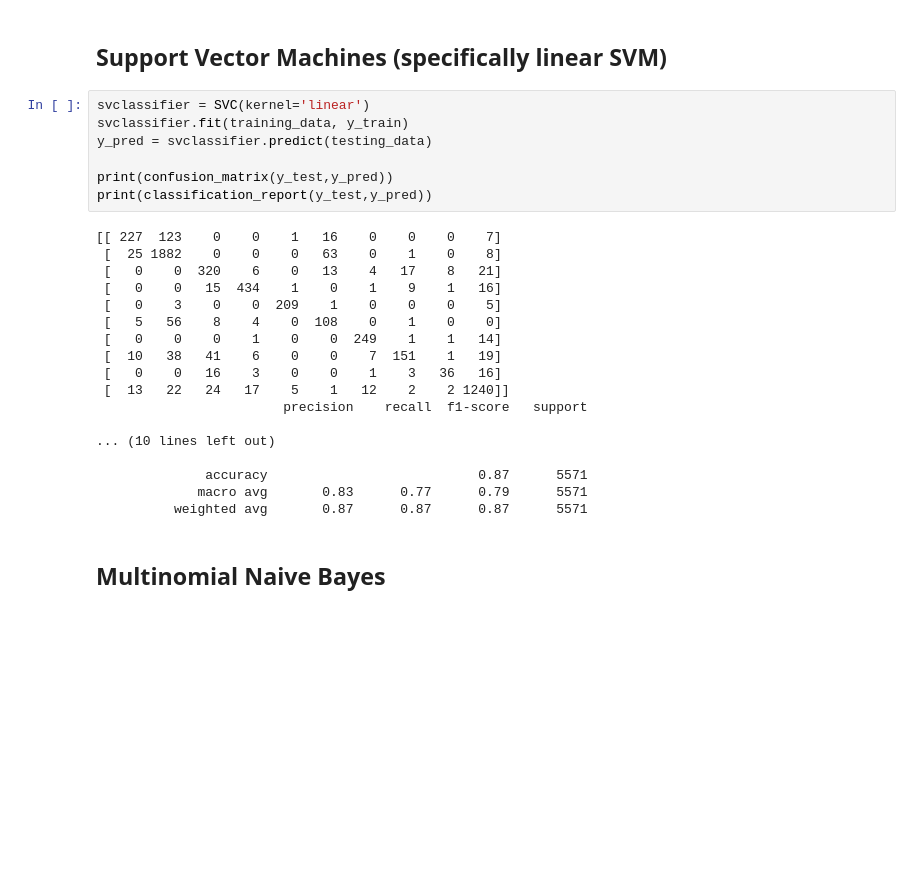
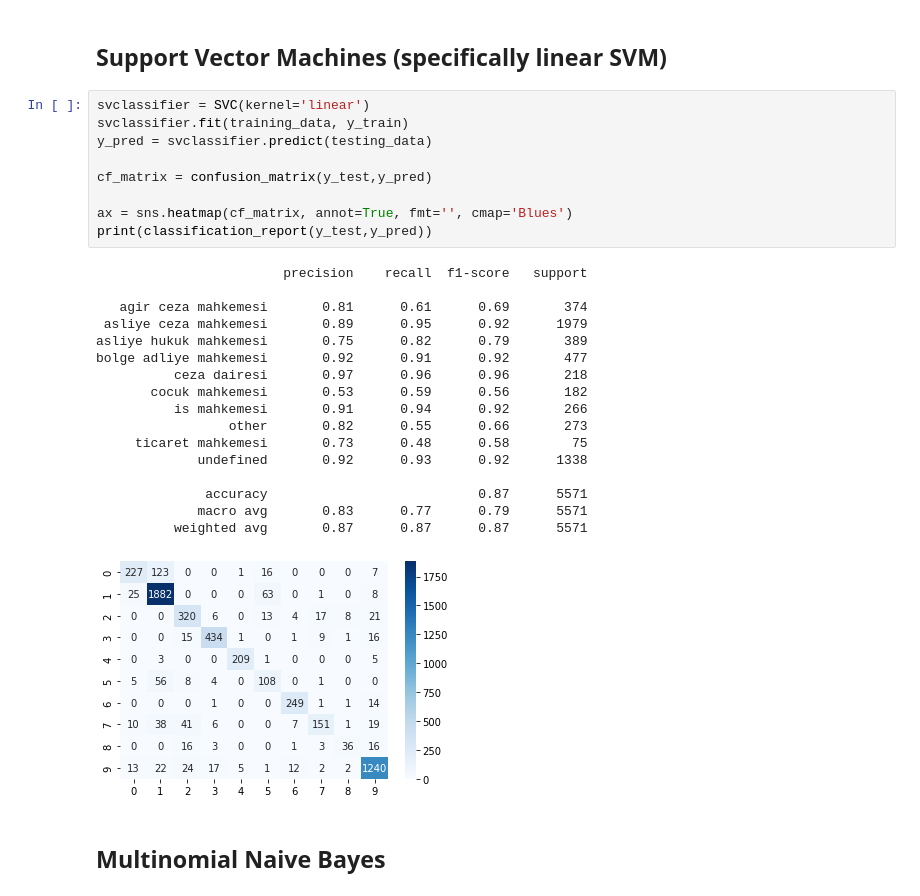
Before and after one commit to anilsenay/CSE4095S22_Grp4, a Jupyter notebook: Delivery 4/svm_lr_mnb_iteration4.ipynb, the cells around one changed output. Cells and saved outputs as stored; diff of their text form; blank space fills up the shorter version.

```diff
--- a/Delivery 4/svm_lr_mnb_iteration4.ipynb
+++ b/Delivery 4/svm_lr_mnb_iteration4.ipynb
@@ -239,28 +241,30 @@ testing_data = tfidfvectorizer.transform(x_test)
 # %%
 svclassifier = SVC(kernel='linear')
 svclassifier.fit(training_data, y_train)
 y_pred = svclassifier.predict(testing_data)
 
-print(confusion_matrix(y_test,y_pred))
+cf_matrix = confusion_matrix(y_test,y_pred)
+
+ax = sns.heatmap(cf_matrix, annot=True, fmt='', cmap='Blues')
 print(classification_report(y_test,y_pred))
 # %% [output]
-[[ 227  123    0    0    1   16    0    0    0    7]
- [  25 1882    0    0    0   63    0    1    0    8]
- [   0    0  320    6    0   13    4   17    8   21]
- [   0    0   15  434    1    0    1    9    1   16]
- [   0    3    0    0  209    1    0    0    0    5]
- [   5   56    8    4    0  108    0    1    0    0]
- [   0    0    0    1    0    0  249    1    1   14]
- [  10   38   41    6    0    0    7  151    1   19]
- [   0    0   16    3    0    0    1    3   36   16]
- [  13   22   24   17    5    1   12    2    2 1240]]
                         precision    recall  f1-score   support
 
-... (10 lines left out)
+   agir ceza mahkemesi       0.81      0.61      0.69       374
+ asliye ceza mahkemesi       0.89      0.95      0.92      1979
+asliye hukuk mahkemesi       0.75      0.82      0.79       389
+bolge adliye mahkemesi       0.92      0.91      0.92       477
+          ceza dairesi       0.97      0.96      0.96       218
+       cocuk mahkemesi       0.53      0.59      0.56       182
+          is mahkemesi       0.91      0.94      0.92       266
+                 other       0.82      0.55      0.66       273
+     ticaret mahkemesi       0.73      0.48      0.58        75
+             undefined       0.92      0.93      0.92      1338
 
               accuracy                           0.87      5571
              macro avg       0.83      0.77      0.79      5571
           weighted avg       0.87      0.87      0.87      5571
+[figure, added]
 # %% [markdown]
 ## Multinomial Naive Bayes
 # %%
```
Also changed, not shown: parts of 6 cells of this notebook, 3 other files.
